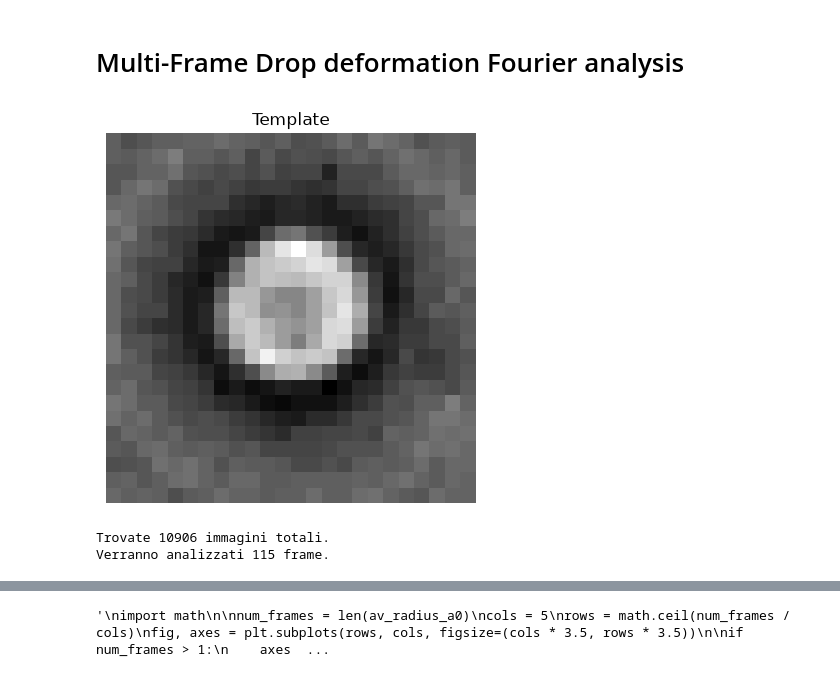
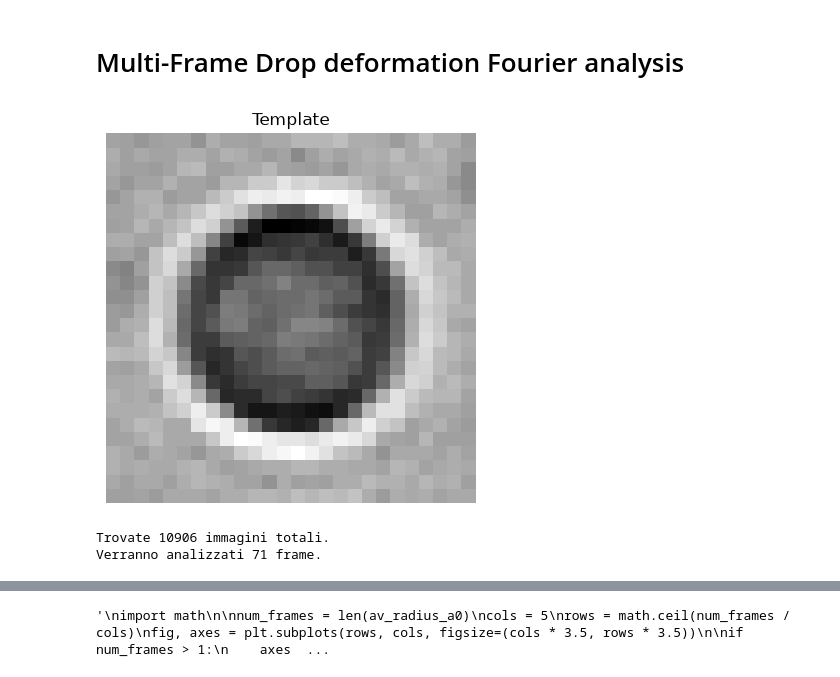
Before and after one commit to AsiLuca/Rheoflu_scripts, a Jupyter notebook: Fourier_decomp/multiframe/Fourier_multiframe_sequence_coacervates.ipynb, the cells around one changed output, grey strips where cells are left out. Cells and saved outputs as stored; diff of their text form; code cells hidden in the pictures.

```diff
--- a/Fourier_decomp/multiframe/Fourier_multiframe_sequence_coacervates.ipynb
+++ b/Fourier_decomp/multiframe/Fourier_multiframe_sequence_coacervates.ipynb
@@ -20,39 +22,39 @@ from scipy.signal import savgol_filter
 # 1. INPUT PARAMETERS BY USER
 # ==========================================
 folder_path = Path(r"F:\Luca_Data\20261022_coacervates_test2\250mM_test2_coacervates_after1.5h")
 format = '*.tif'
 
-first_frame = 3764
-last_frame = 3878
+first_frame = 5689
+last_frame = first_frame + 70
 step = 1
 reference_frame = first_frame
 
 #Template informations
 image_path_firstframe = str(folder_path / f"{folder_path.name}{reference_frame:06d}.tif")
 
 #il primo numero e` la coordinata dell-angolo in alto a sx su imagej
-x_center=177+58
-y_center=102+17
-radius=12
+x_center=238+10
+y_center=144+14
+radius=13
 
 OUTPUT_DIR = Path(fr"C:\Users\RHEODLS\Documents\Luca\script_rheoflu\results\coacervate_deformation\frame_{first_frame}_{last_frame}_step{step}")
 OUTPUT_DIR.mkdir(parents=True, exist_ok=True)
 template_info_path = OUTPUT_DIR / "template.txt"
 template_info_path.write_text(
     f"y_center={y_center}\nx_center={x_center}\nradius={radius}\n",
     encoding="utf-8",
 )
 PROFILE_FIT_DIR = OUTPUT_DIR / "profile_fit_fourier"
 PROFILE_FIT_DIR.mkdir(parents=True, exist_ok=True)
 
 gray_img1 = cv2.cvtColor(cv2.imread(image_path_firstframe), cv2.COLOR_BGR2GRAY)
 template = gray_img1[int(y_center - radius) : int(y_center + radius), int(x_center - radius) : int(x_center + radius)]
 plt.imshow(template, cmap='gray')
 plt.title('Template')
 plt.axis('off') # Nasconde gli assi
 plt.show()
 # %% [output]
-[figure, old version]
+[figure, new version]
 # %%
 # ==========================================
 # 2. DATA READING
@@ -77,7 +79,7 @@ print(f"Trovate {len(image_files)} immagini totali.")
 print(f"Verranno analizzati {len(selected_frames)} frame.\n")
 # %% [output]
 Trovate 10906 immagini totali.
-Verranno analizzati 115 frame.
+Verranno analizzati 71 frame.
 # %%
 # ==========================================
 # 3. IMAGES ANALYSIS
```
Also changed, not shown: parts of 8 cells of this notebook.
